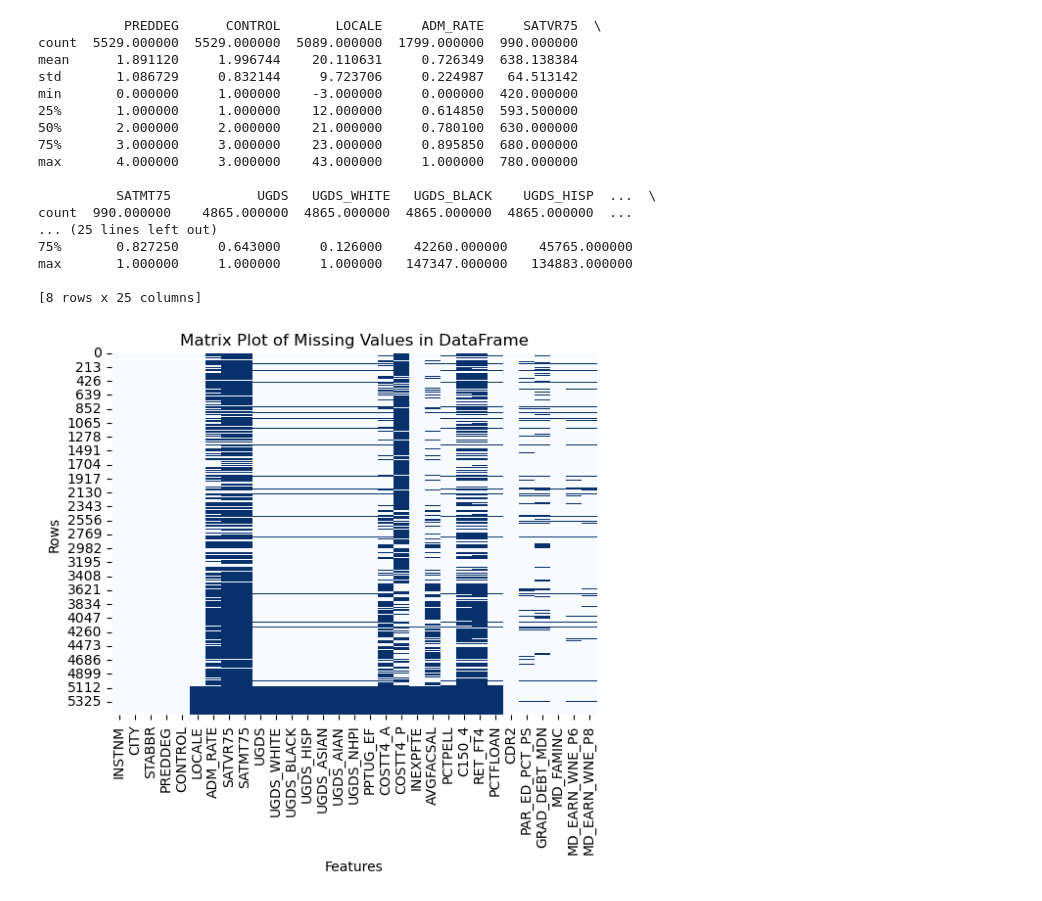
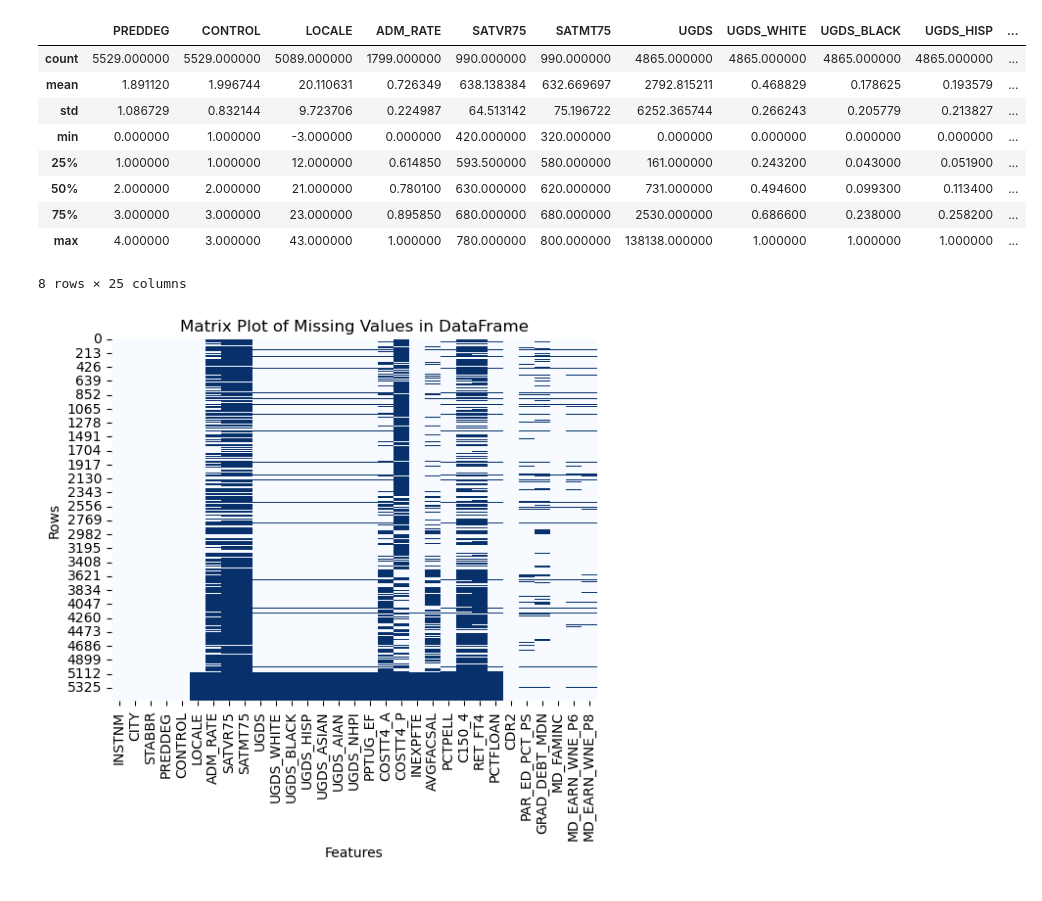
Before and after one commit to mcozean/econ-1680-machine-learning-project, a Jupyter notebook: Code/preprocessing.ipynb, the cells around one changed output. Drawn from its saved outputs; the diff is of its cells as text; code cells hidden in the pictures.

```diff
--- a/Code/preprocessing.ipynb
+++ b/Code/preprocessing.ipynb
@@ -20,37 +20,32 @@ df = pd.read_csv(os.path.join(file_path,"Most-Recent-Cohorts-Institution.csv"),e
 # %%
 # Define a list of features
 features = ['INSTNM','CITY','STABBR','PREDDEG','CONTROL','LOCALE','ADM_RATE',
             'SATVR75','SATMT75','UGDS','UGDS_WHITE','UGDS_BLACK','UGDS_HISP',
             'UGDS_ASIAN','UGDS_AIAN','UGDS_NHPI','PPTUG_EF','COSTT4_A','COSTT4_P',
             'INEXPFTE','AVGFACSAL','PCTPELL','C150_4','RET_FT4','PCTFLOAN','CDR2',
             'PAR_ED_PCT_PS','GRAD_DEBT_MDN','MD_FAMINC','MD_EARN_WNE_P6','MD_EARN_WNE_P8']
 
 # Keep only the features defined above
 df = df.filter(features)
 
 # Drop null values of CDR2 (outcome of interest)
 df = df.dropna(subset=['CDR2']).reset_index(drop=True)
 
-# Generate summary statistics for all variables
-print(df.describe())
+# Drop
+
+# Generate preliminary summary statistics
+df.describe()
 # %% [output]
+|  | PREDDEG | CONTROL | LOCALE | ADM_RATE | SATVR75 | SATMT75 | UGDS | UGDS_WHITE | UGDS_BLACK | UGDS_HISP | ... |
+| count | 5529.000000 | 5529.000000 | 5089.000000 | 1799.000000 | 990.000000 | 990.000000 | 4865.000000 | 4865.000000 | 4865.000000 | 4865.000000 | ... |
+| mean | 1.891120 | 1.996744 | 20.110631 | 0.726349 | 638.138384 | 632.669697 | 2792.815211 | 0.468829 | 0.178625 | 0.193579 | ... |
+| std | 1.086729 | 0.832144 | 9.723706 | 0.224987 | 64.513142 | 75.196722 | 6252.365744 | 0.266243 | 0.205779 | 0.213827 | ... |
+| min | 0.000000 | 1.000000 | -3.000000 | 0.000000 | 420.000000 | 320.000000 | 0.000000 | 0.000000 | 0.000000 | 0.000000 | ... |
+| 25% | 1.000000 | 1.000000 | 12.000000 | 0.614850 | 593.500000 | 580.000000 | 161.000000 | 0.243200 | 0.043000 | 0.051900 | ... |
+| 50% | 2.000000 | 2.000000 | 21.000000 | 0.780100 | 630.000000 | 620.000000 | 731.000000 | 0.494600 | 0.099300 | 0.113400 | ... |
+| 75% | 3.000000 | 3.000000 | 23.000000 | 0.895850 | 680.000000 | 680.000000 | 2530.000000 | 0.686600 | 0.238000 | 0.258200 | ... |
+| max | 4.000000 | 3.000000 | 43.000000 | 1.000000 | 780.000000 | 800.000000 | 138138.000000 | 1.000000 | 1.000000 | 1.000000 | ... |
-           PREDDEG      CONTROL       LOCALE     ADM_RATE     SATVR75  \
-count  5529.000000  5529.000000  5089.000000  1799.000000  990.000000
-mean      1.891120     1.996744    20.110631     0.726349  638.138384
-std       1.086729     0.832144     9.723706     0.224987   64.513142
-min       0.000000     1.000000    -3.000000     0.000000  420.000000
-25%       1.000000     1.000000    12.000000     0.614850  593.500000
-50%       2.000000     2.000000    21.000000     0.780100  630.000000
-75%       3.000000     3.000000    23.000000     0.895850  680.000000
-max       4.000000     3.000000    43.000000     1.000000  780.000000
-
-          SATMT75           UGDS   UGDS_WHITE   UGDS_BLACK    UGDS_HISP  ...  \
-count  990.000000    4865.000000  4865.000000  4865.000000  4865.000000  ...
-... (25 lines left out)
-75%       0.827250     0.643000     0.126000    42260.000000    45765.000000
-max       1.000000     1.000000     1.000000   147347.000000   134883.000000
-
-[8 rows x 25 columns]
+8 rows × 25 columns
 # %%
 # Replace privacy suppressed values as null
 df.replace('PS', np.nan, inplace=True)
```
Also changed, not shown: parts of 4 cells of this notebook, 6 other files.
